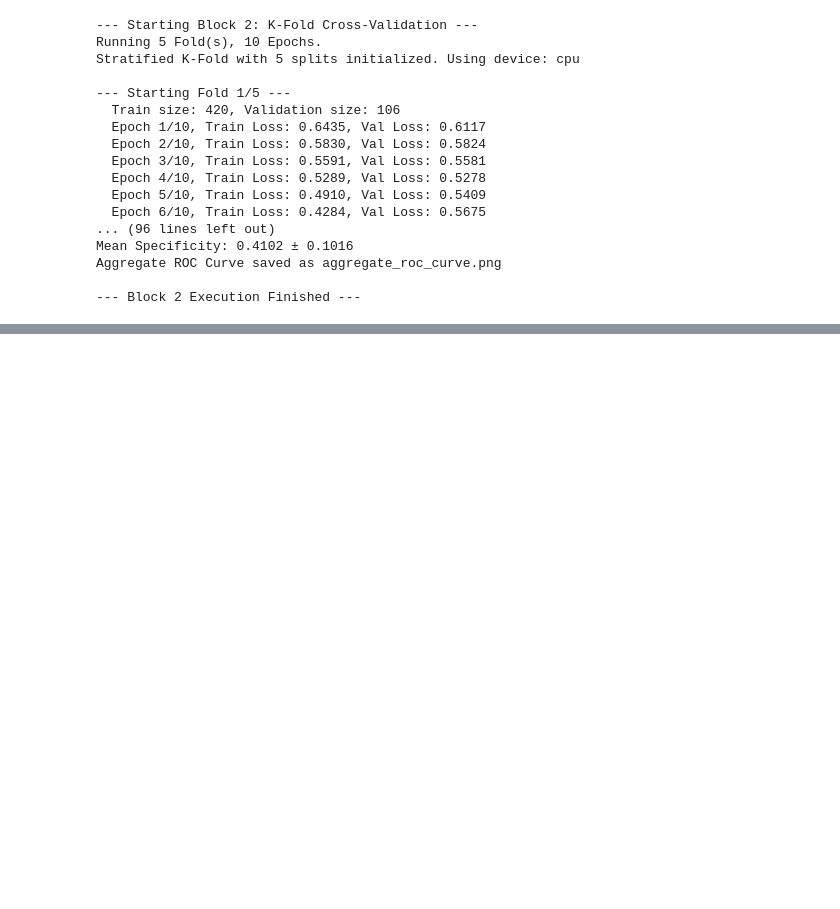
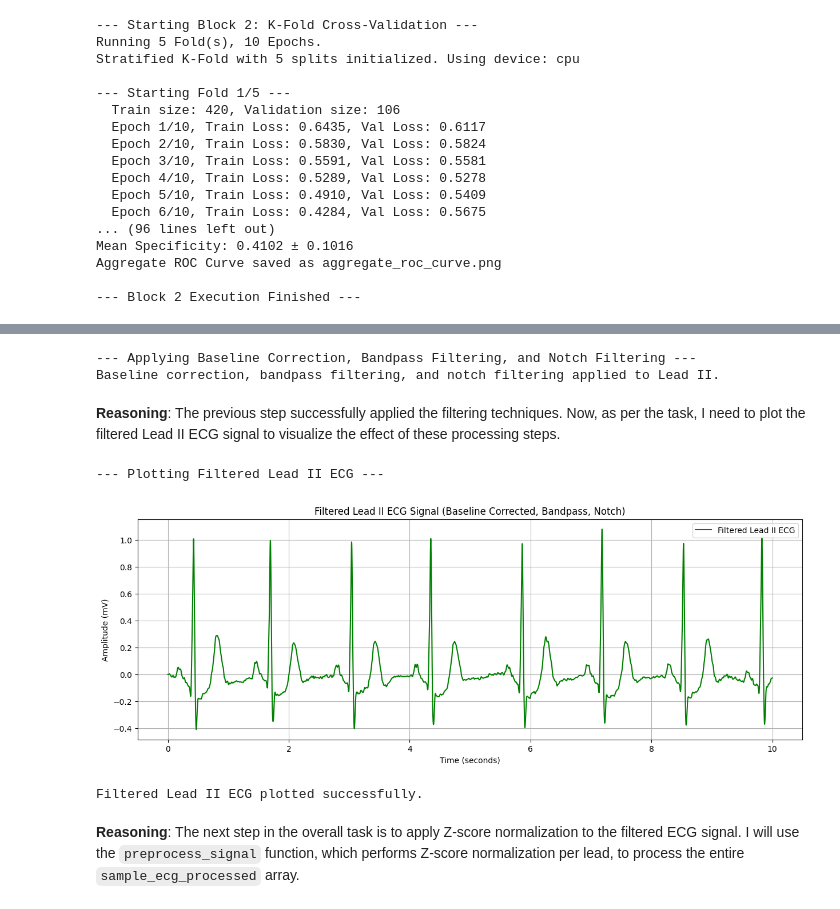
Before and after one commit to dalexsuam/ECG_DEEP_LEARNING, a Jupyter notebook: ECG_DeepLearning_v2.ipynb, the cells around one changed output, grey strips where cells are left out. Cells and saved outputs as stored; diff of their text form; code cells hidden in the pictures; blank space fills up the shorter version.

```diff
--- a/ECG_DeepLearning_v2.ipynb
+++ b/ECG_DeepLearning_v2.ipynb
@@ -567,0 +665,80 @@ Aggregate ROC Curve saved as aggregate_roc_curve.png
+# %%
+import numpy as np
+from scipy.signal import butter, filtfilt, iirnotch # Required for filtering functions
+
+# --- ECG SIGNAL PROCESSING FUNCTIONS (Re-included for scope) ---
+def apply_bandpass_filter(data, lowcut=1.0, highcut=40.0, fs=500, order=5):
+    """Applies a Butterworth bandpass filter."""
+    nyq = 0.5 * fs
+    low = lowcut / nyq
+    high = highcut / nyq
+    b, a = butter(order, [low, high], btype='band')
+    return filtfilt(b, a, data)
+
+def notch_filter(data, notch_freq=50.0, fs=500, Q=30):
+    """Applies a 50Hz Notch filter to remove powerline noise."""
+    nyq = 0.5 * fs
+    w0 = notch_freq / nyq
+    b, a = iirnotch(w0, Q)
+    return filtfilt(b, a, data)
+
+print("--- Applying Baseline Correction, Bandpass Filtering, and Notch Filtering ---")
+
+# Ensure FS is defined
+FS = 500
+LEAD_II_INDEX = 1
+
+# Make a copy to avoid modifying the original raw signal globally
+sample_ecg_processed = sample_ecg_raw.copy()
+
+# Extract Lead II for processing
+lead_II_processed = sample_ecg_processed[:, LEAD_II_INDEX]
+
+# 1. Baseline Correction
+lead_II_processed = lead_II_processed - np.mean(lead_II_processed)
+
+# 2. Bandpass Filtering
+lead_II_processed = apply_bandpass_filter(lead_II_processed, fs=FS)
+
+# 3. Notch Filtering
+lead_II_processed = notch_filter(lead_II_processed, fs=FS)
+
+print("Baseline correction, bandpass filtering, and notch filtering applied to Lead II.")
+
+# Update the processed ECG data for Lead II
+sample_ecg_processed[:, LEAD_II_INDEX] = lead_II_processed
+# %% [output]
+--- Applying Baseline Correction, Bandpass Filtering, and Notch Filtering ---
+Baseline correction, bandpass filtering, and notch filtering applied to Lead II.
+# %% [markdown]
+**Reasoning**:
+The previous step successfully applied the filtering techniques. Now, as per the task, I need to plot the filtered Lead II ECG signal to visualize the effect of these processing steps.
+# %%
+import matplotlib.pyplot as plt
+import numpy as np
+
+print("--- Plotting Filtered Lead II ECG ---")
+
+# Ensure FS is defined
+FS = 500
+
+# The time vector was created in a previous step for the raw signal, it's still valid.
+# time = np.arange(len(lead_II_processed)) / FS
+
+plt.figure(figsize=(15, 5))
+plt.plot(time, lead_II_processed, label='Filtered Lead II ECG', color='green')
+plt.title('Filtered Lead II ECG Signal (Baseline Corrected, Bandpass, Notch)')
+plt.xlabel('Time (seconds)')
+plt.ylabel('Amplitude (mV)')
+plt.grid(True)
+plt.legend()
+plt.show()
+
+print("Filtered Lead II ECG plotted successfully.")
+# %% [output]
+--- Plotting Filtered Lead II ECG ---
+[figure, added]
+Filtered Lead II ECG plotted successfully.
+# %% [markdown]
+**Reasoning**:
+The next step in the overall task is to apply Z-score normalization to the filtered ECG signal. I will use the `preprocess_signal` function, which performs Z-score normalization per lead, to process the entire `sample_ecg_processed` array.
```
Also changed, not shown: parts of 38 cells of this notebook.
